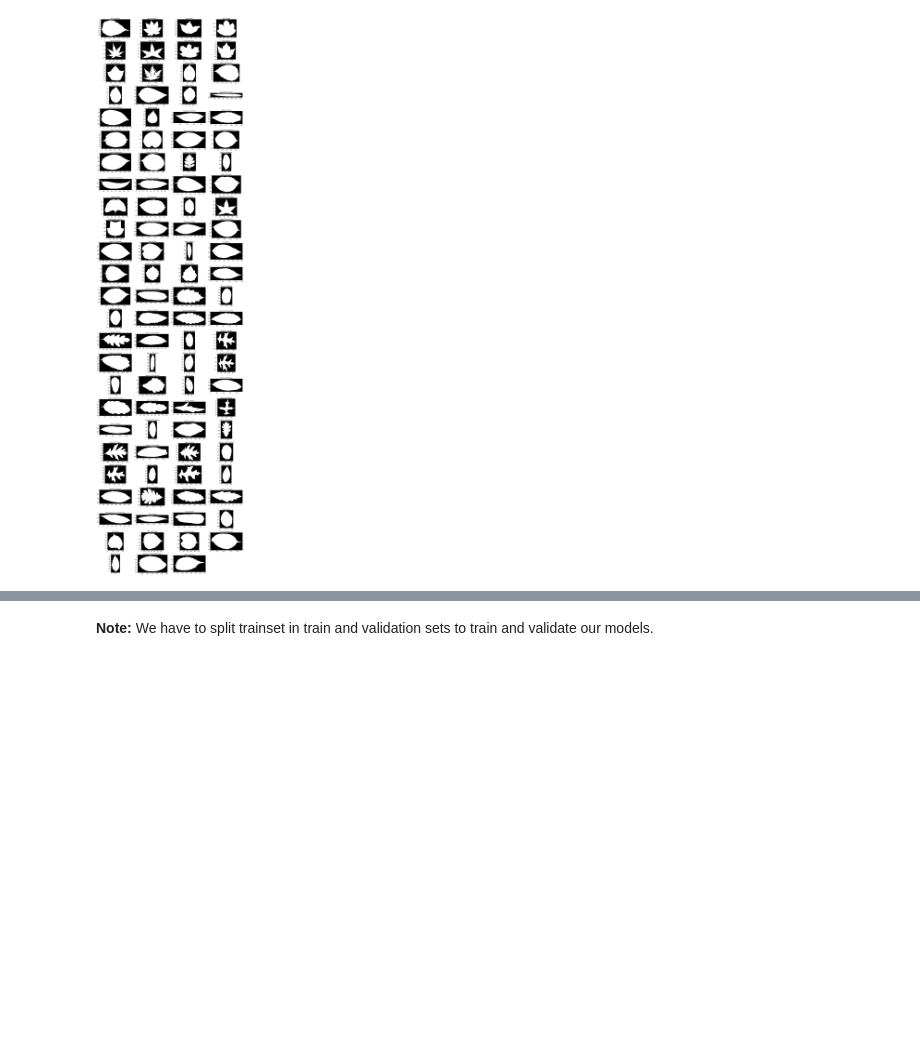
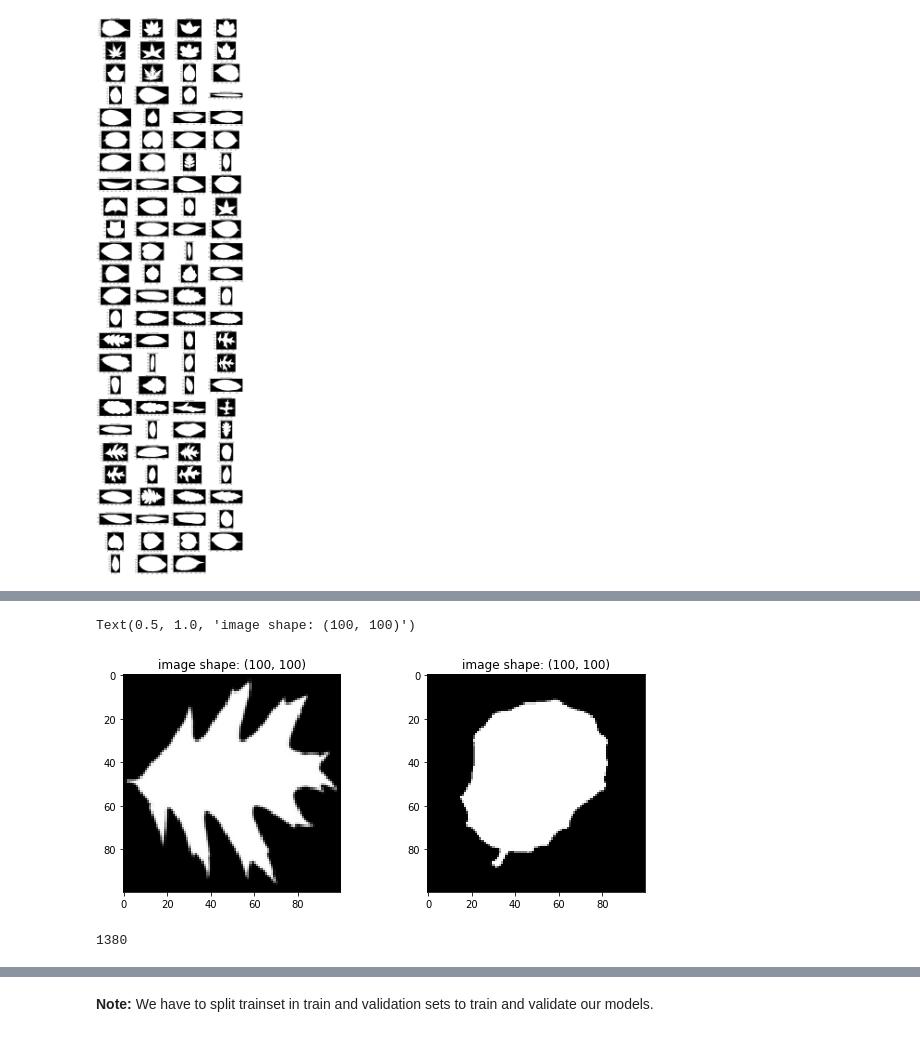
Before and after one commit to DaielChom/ann_leaf_classification, a Jupyter notebook: 02 - Data exploration.ipynb, the cells around one changed output, grey strips where cells are left out. Saved outputs shown, nothing was run; the diff lists cells and outputs as text; code cells hidden in the pictures; blank space fills up the shorter version.

```diff
--- a/02 - Data exploration.ipynb
+++ b/02 - Data exploration.ipynb
@@ -157,0 +197,19 @@ for n, idx in enumerate(id_per_specie):
+# %%
+rbi = resize(big_image, (100, 100))
+rsi = resize(small_image, (100, 100))
+
+plt.figure(figsize=(10,4))
+plt.subplot(121)
+plt.imshow(rbi, cmap="Greys_r")
+plt.title("image shape: {}".format(rbi.shape))
+plt.subplot(122)
+plt.imshow(rsi, cmap="Greys_r")
+plt.title("image shape: {}".format(rsi.shape))
+# %% [output]
+Text(0.5, 1.0, 'image shape: (100, 100)')
+[figure, added]
+# %%
+max_size = np.max(big_image.shape)
+max_size
+# %% [output]
+1380
```
Also changed, not shown: parts of 17 cells of this notebook.
